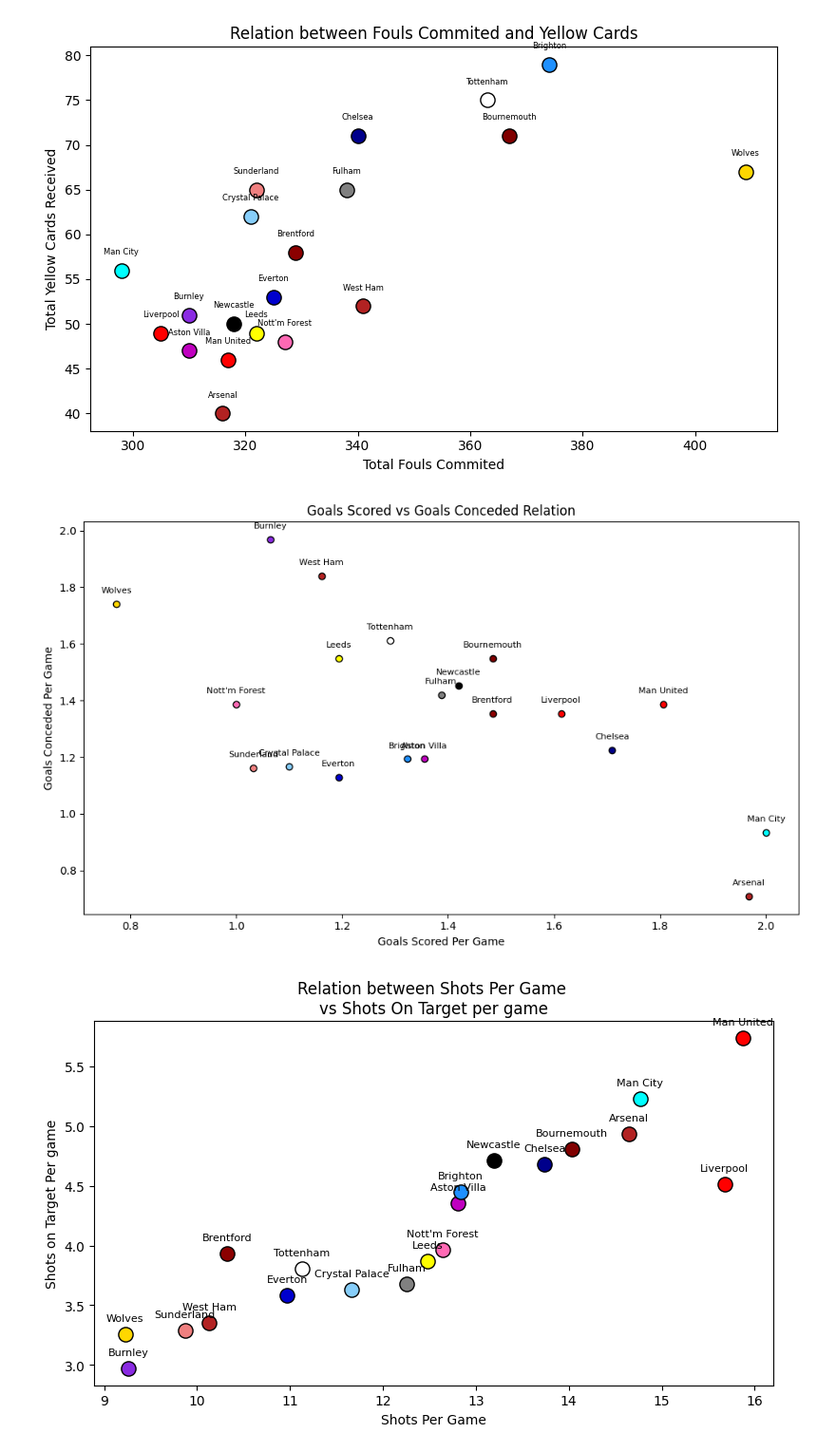
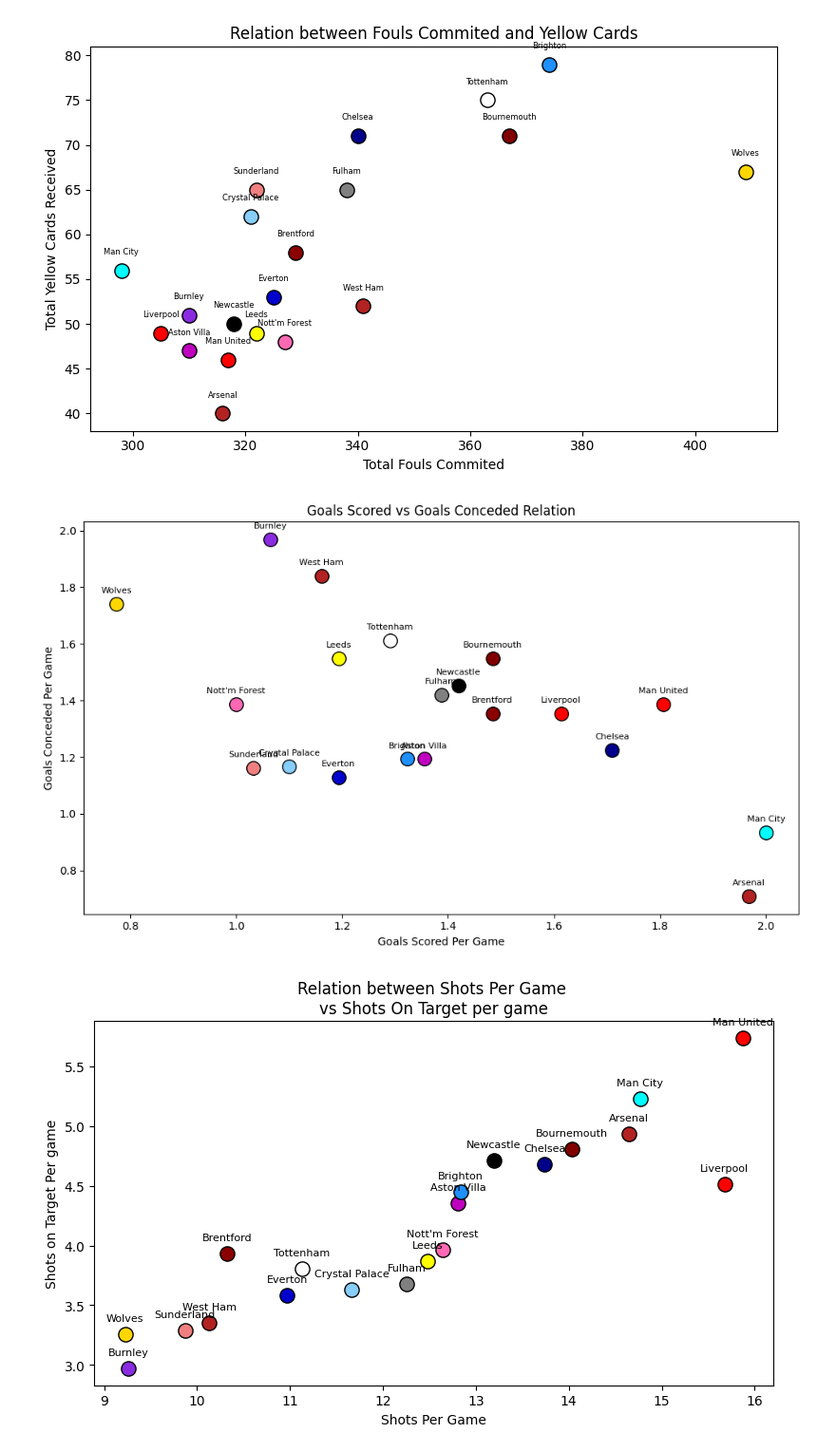
Before and after one commit to stepanmouratoglou-a11y/Premier-League-Predictions, a Jupyter notebook: EDA.ipynb, the cells around one changed output. Shown at 95% size. Saved outputs shown, nothing was run; the diff lists cells and outputs as text; code cells hidden in the pictures.

```diff
--- a/EDA.ipynb
+++ b/EDA.ipynb
@@ -326,24 +326,24 @@ scored_vs_conceded=dataset[['Goals_Per_Game','Goals_Conceded_Per_Game','Team']]
 # %%
 plt.figure(figsize=(10,6),dpi=100)
 for index,row in scored_vs_conceded.iterrows():
   team_name=row['Team']
   team_color=team_colors.get(team_name,'hotpink')
-  plt.scatter(row['Goals_Per_Game'],row['Goals_Conceded_Per_Game'],color=team_color,edgecolor='black',zorder=2)
+  plt.scatter(row['Goals_Per_Game'],row['Goals_Conceded_Per_Game'],color=team_color,s=160,edgecolor='black',zorder=2)
   plt.annotate(
     team_name,
     (row['Goals_Per_Game'],row['Goals_Conceded_Per_Game']),
     textcoords="offset points",
     xytext=(0,10),
     ha='center',
     fontsize=8
   )
 plt.xlabel("Goals Scored Per Game")
 plt.ylabel("Goals Conceded Per Game")
 plt.title("Goals Scored vs Goals Conceded Relation")
 plt.tight_layout()
 plt.show()
 # %% [output]
-[figure, old version]
+[figure, new version]
 # %%
 shots_data=dataset[['Team','SoT_Per_Game','Shots_Per_Game','Goals_Per_Game']]
 # %%
```
Also changed, not shown: parts of 2 cells of this notebook.
